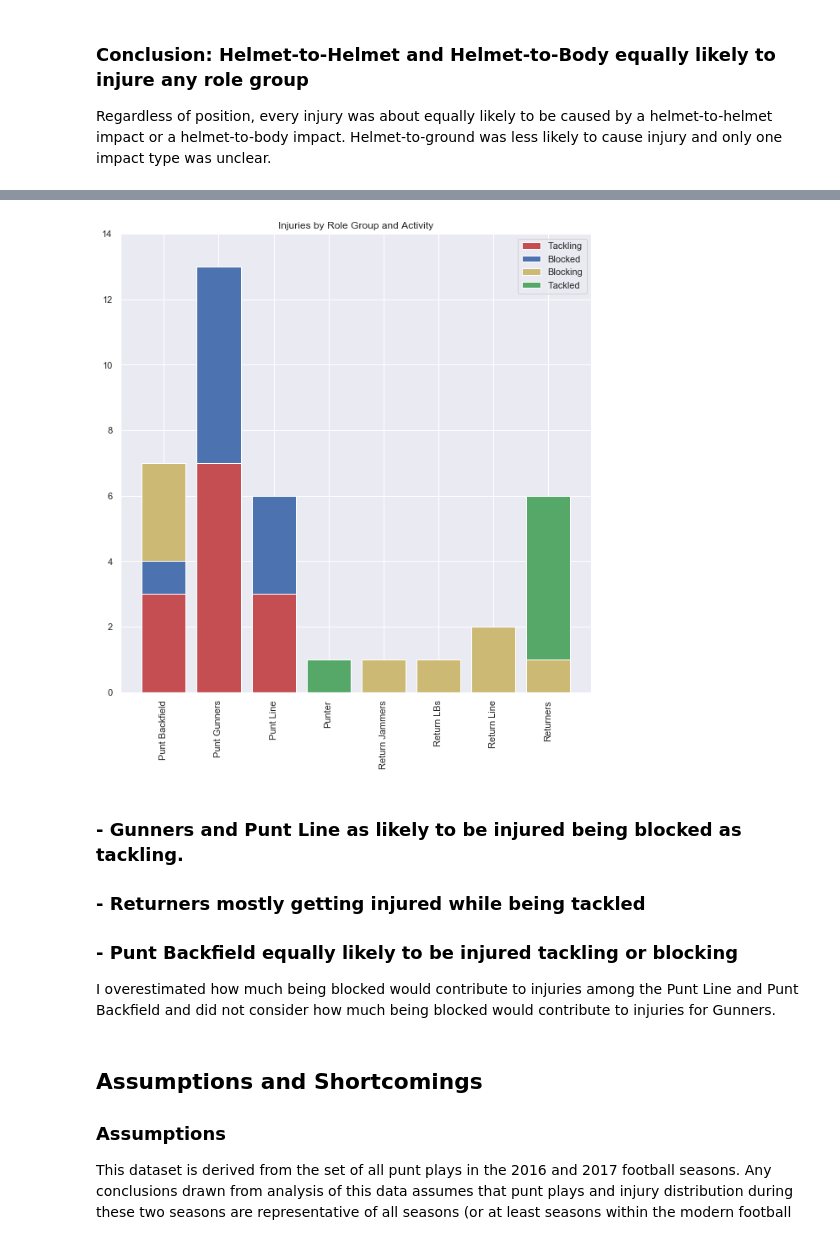
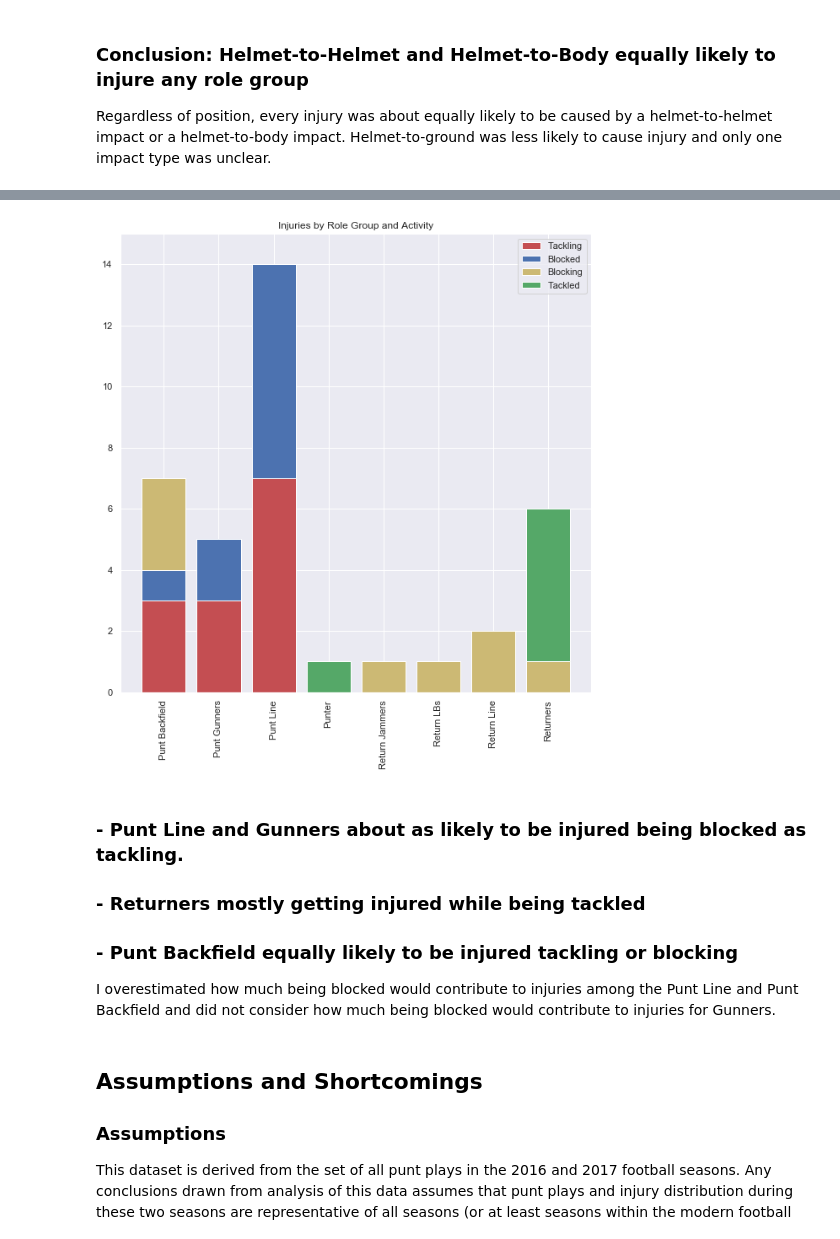
Before and after one commit to tjeffkessler/punt_analytics, a Jupyter notebook: Analytic Report Final.ipynb, the cells around one changed output, grey strips where cells are left out. Cells and saved outputs as stored; diff of their text form; code cells hidden in the pictures.

```diff
--- a/Analytic Report Final.ipynb
+++ b/Analytic Report Final.ipynb
@@ -567,30 +567,30 @@ Returners       Blocking                   1
 dtype: int64
 # %%
 #Create arrays with the frequency counts for each activity by role group
-tg = np.array([3, 7, 3, 0, 0, 0, 0, 0])
-bd = np.array([1, 6, 3, 0, 0, 0, 0, 0])
+tg = np.array([3, 3, 7, 0, 0, 0, 0, 0])
+bd = np.array([1, 2, 7, 0, 0, 0, 0, 0])
 bg = np.array([3, 0, 0, 0, 1, 1, 2, 1])
 td = np.array([0, 0, 0, 1, 0, 0, 0, 5])
 
 #Create stacked bar charts showing the impact types and activity by player role group
 fig, ax = plt.subplots(figsize=(10, 10))
 
 ax.bar(x_len, height=tg, color='r')
 ax.bar(x_len, height=bd, color='b', bottom=tg)
 ax.bar(x_len, height=bg, color='y', bottom=tg+bd)
 ax.bar(x_len, height=td, color='g', bottom=tg+bd+bg)
 
 ax.set_title('Injuries by Role Group and Activity')
-ax.set_ylim((0, 14))
+ax.set_ylim((0, 15))
 ax.set_xticklabels(('', 'Punt Backfield', 'Punt Gunners', 'Punt Line', 'Punter', 'Return Jammers',
                     'Return LBs', 'Return Line', 'Returners'), rotation='vertical')
 ax.legend(labels=('Tackling', 'Blocked', 'Blocking', 'Tackled'))
 
 plt.show()
 # %% [output]
-[figure, old version]
+[figure, new version]
 # %% [markdown]
-### - Gunners and Punt Line as likely to be injured being blocked as tackling.
+### - Punt Line and Gunners about as likely to be injured being blocked as tackling.
 ### - Returners mostly getting injured while being tackled
 ### - Punt Backfield equally likely to be injured tackling or blocking
 
```
Also changed, not shown: parts of 8 cells of this notebook.
